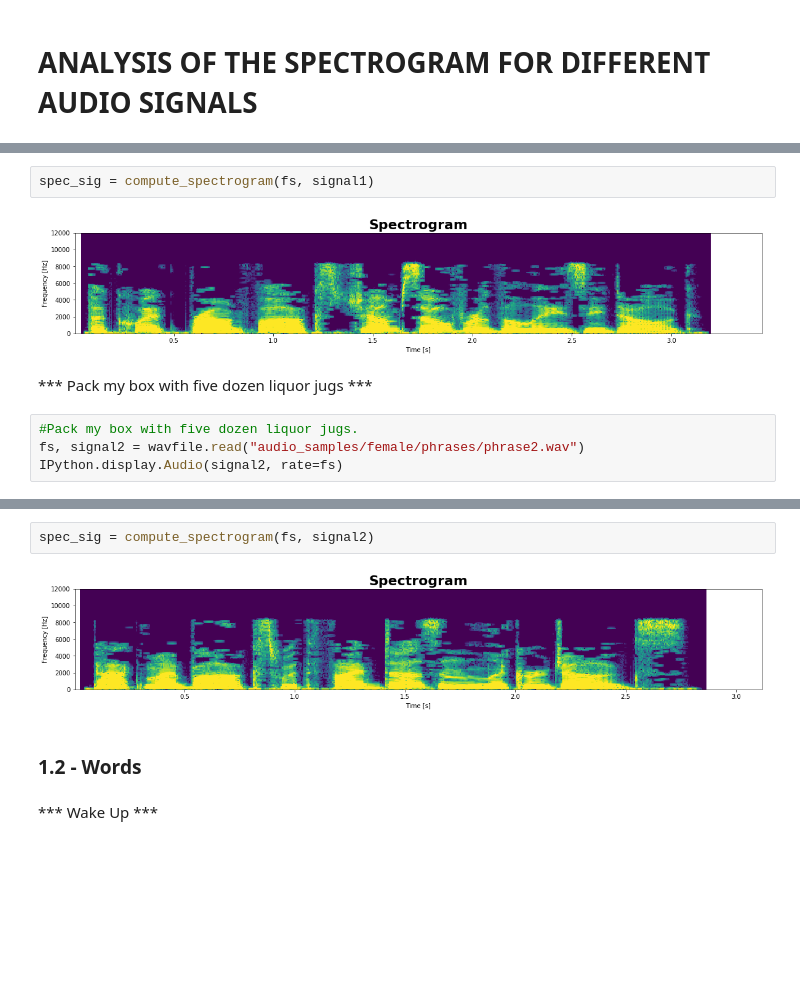
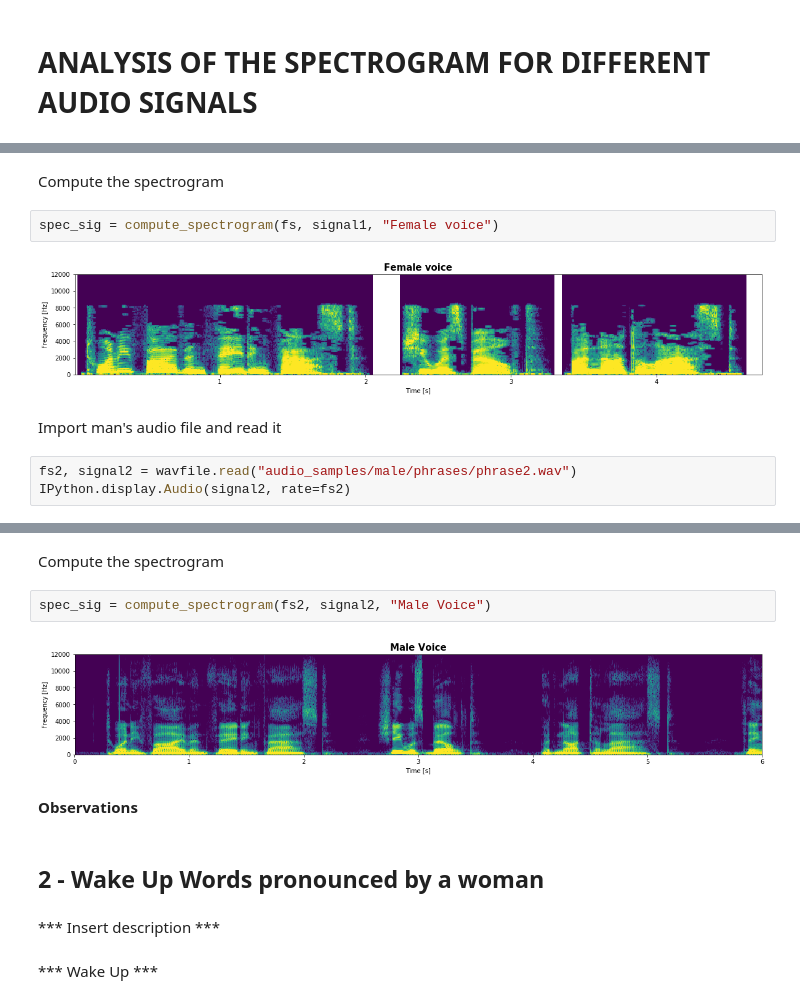
Before and after one commit to Belbaraka/alexa, a Jupyter notebook: modules/spectrogram/spectrogram.ipynb, the cells around one changed output, grey strips where cells are left out. Cells and saved outputs as stored; diff of their text form; blank space fills up the shorter version.

```diff
--- a/modules/spectrogram/spectrogram.ipynb
+++ b/modules/spectrogram/spectrogram.ipynb
@@ -22,24 +22,31 @@ fs, signal1 = wavfile.read("audio_samples/female/phrases/phrase1.wav")
 IPython.display.Audio(signal1, rate=fs)
 # %% [output]
 [interactive output not drawn]
+# %% [markdown]
+Compute the spectrogram
 # %%
-spec_sig = compute_spectrogram(fs, signal1)
+spec_sig = compute_spectrogram(fs, signal1, "Female voice")
 # %% [output]
-[figure, old version]
+[figure, new version]
-# %% [markdown]
-*** Pack my box with five dozen liquor jugs ***
+# %% [markdown]
+Import man's audio file and read it
 # %%
-#Pack my box with five dozen liquor jugs.
-fs, signal2 = wavfile.read("audio_samples/female/phrases/phrase2.wav")
-IPython.display.Audio(signal2, rate=fs)
+fs2, signal2 = wavfile.read("audio_samples/male/phrases/phrase2.wav")
+IPython.display.Audio(signal2, rate=fs2)
 # %% [output]
 [interactive output not drawn]
+# %% [markdown]
+Compute the spectrogram
 # %%
-spec_sig = compute_spectrogram(fs, signal2)
+spec_sig = compute_spectrogram(fs2, signal2, "Male Voice")
 # %% [output]
-[figure, old version]
+[figure, new version]
+# %% [markdown]
+**Observations** <br>
 # %% [markdown]
-### 1.2 - Words
+## 2 - Wake Up Words pronounced by a woman
+# %% [markdown]
+*** Insert description ***
 # %% [markdown]
 *** Wake Up ***
 # %%
```
Also changed, not shown: parts of 12 cells of this notebook, 5 other files.
